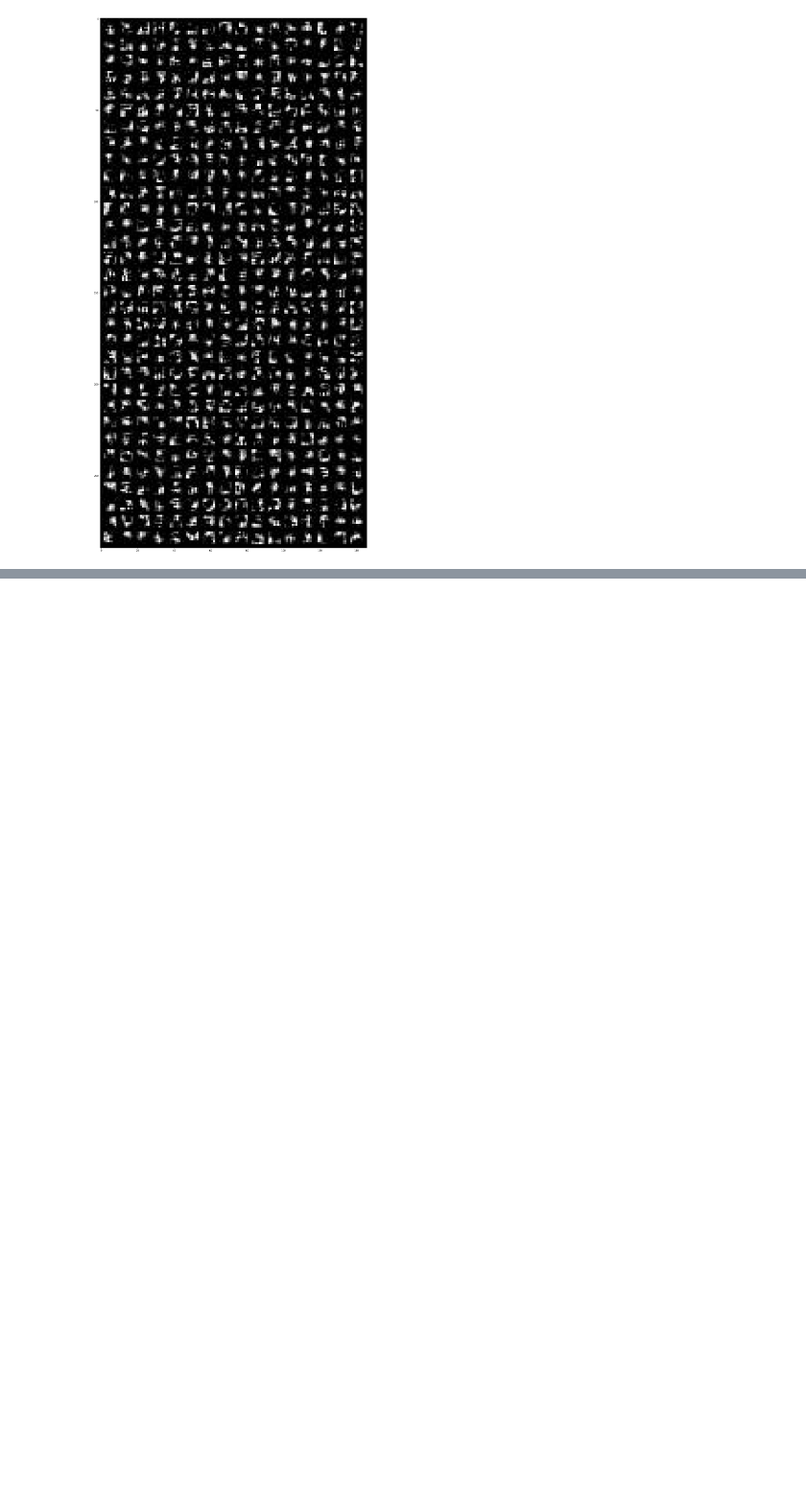
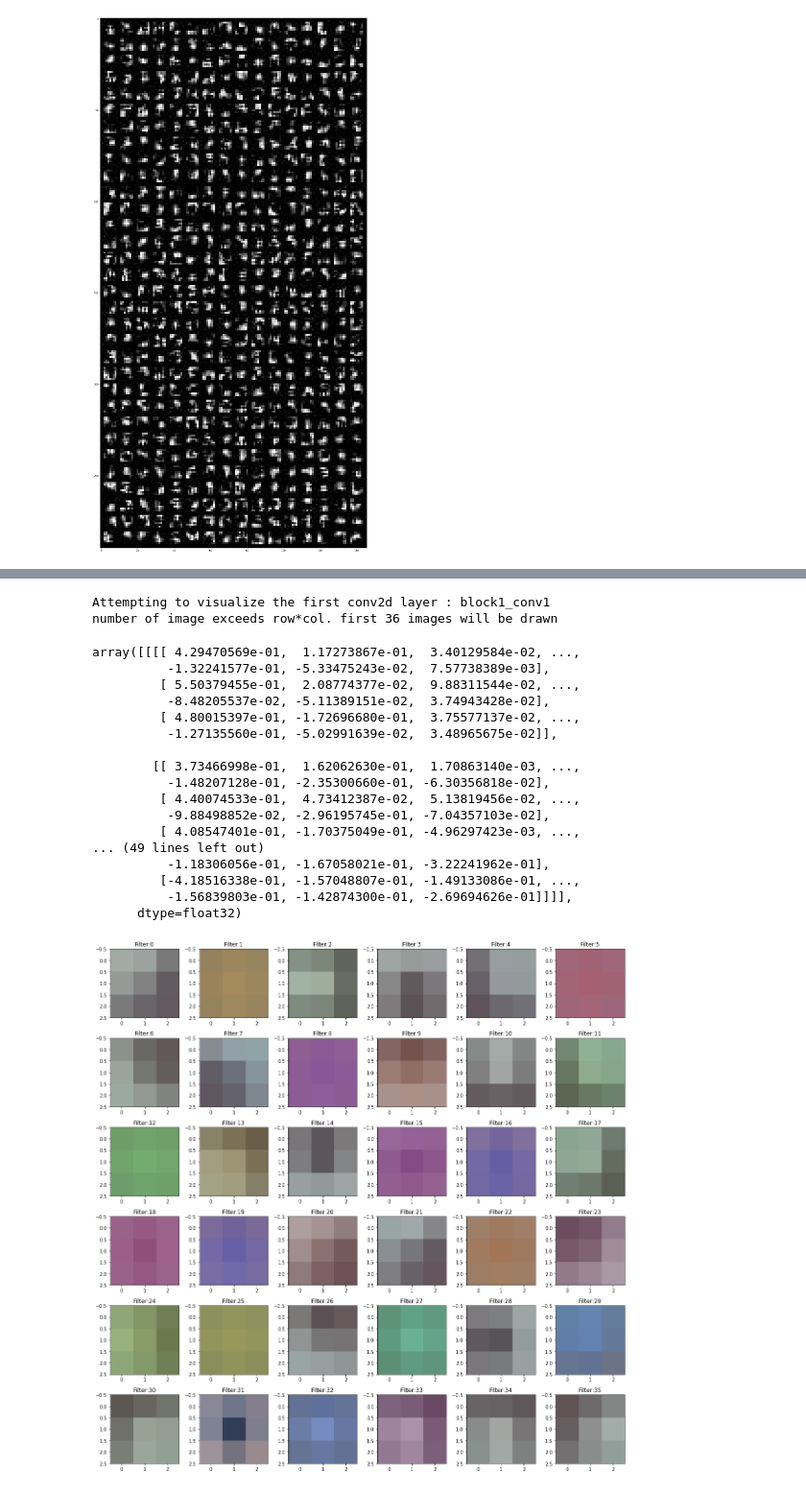
Before and after one commit to RitvikPrabhu/CropAI, a Jupyter notebook: FeaturesExtraction/Pre-trainedResNet.ipynb, the cells around one changed output, grey strips where cells are left out. Shown at 96% size. Cells and saved outputs as stored; diff of their text form; code cells hidden in the pictures; blank space fills up the shorter version.

```diff
--- a/FeaturesExtraction/Pre-trainedResNet.ipynb
+++ b/FeaturesExtraction/Pre-trainedResNet.ipynb
@@ -302,0 +928,3 @@ plt.imshow(ld_layer4)
+# %%
+K.clear_session()
+model = VGG16(input_shape=(224,224,3),weights="imagenet")
@@ -302,0 +953,23 @@ plt.imshow(ld_layer4)
+# %%
+first_conv_filters(model)
+# %% [output]
+Attempting to visualize the first conv2d layer : block1_conv1
+number of image exceeds row*col. first 36 images will be drawn
+array([[[[ 4.29470569e-01,  1.17273867e-01,  3.40129584e-02, ...,
+          -1.32241577e-01, -5.33475243e-02,  7.57738389e-03],
+         [ 5.50379455e-01,  2.08774377e-02,  9.88311544e-02, ...,
+          -8.48205537e-02, -5.11389151e-02,  3.74943428e-02],
+         [ 4.80015397e-01, -1.72696680e-01,  3.75577137e-02, ...,
+          -1.27135560e-01, -5.02991639e-02,  3.48965675e-02]],
+
+        [[ 3.73466998e-01,  1.62062630e-01,  1.70863140e-03, ...,
+          -1.48207128e-01, -2.35300660e-01, -6.30356818e-02],
+         [ 4.40074533e-01,  4.73412387e-02,  5.13819456e-02, ...,
+          -9.88498852e-02, -2.96195745e-01, -7.04357103e-02],
+         [ 4.08547401e-01, -1.70375049e-01, -4.96297423e-03, ...,
+... (49 lines left out)
+          -1.18306056e-01, -1.67058021e-01, -3.22241962e-01],
+         [-4.18516338e-01, -1.57048807e-01, -1.49133086e-01, ...,
+          -1.56839803e-01, -1.42874300e-01, -2.69694626e-01]]]],
+      dtype=float32)
+[figure, added]
```
Also changed, not shown: parts of 18 cells of this notebook, 3 other files.
